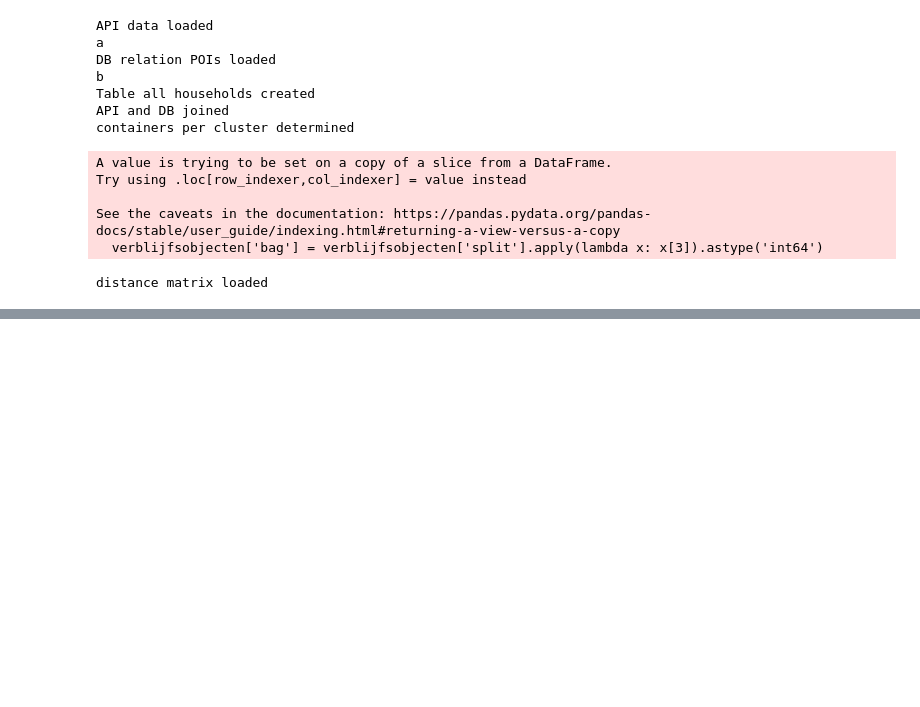
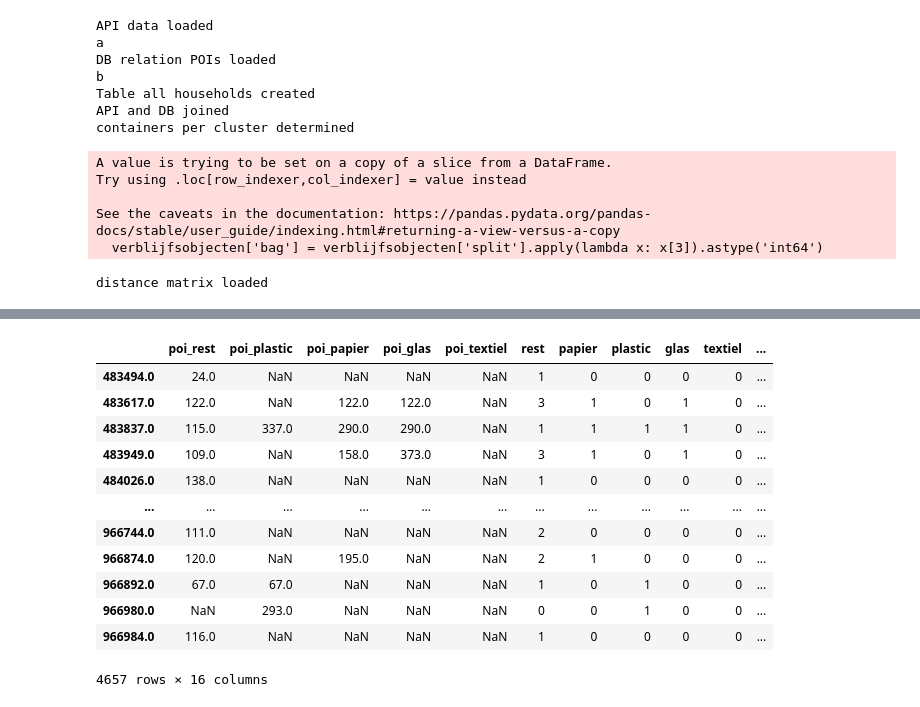
Before and after one commit to corne12345/Amsterdam_carbage_thesis, a Jupyter notebook: Notebooks/20200424 - POIs to addresses.ipynb, the cells around one changed output, grey strips where cells are left out. Saved outputs shown, nothing was run; the diff lists cells and outputs as text; code cells hidden in the pictures; blank space fills up the shorter version.

```diff
--- a/Notebooks/20200424 - POIs to addresses.ipynb
+++ b/Notebooks/20200424 - POIs to addresses.ipynb
@@ -109,0 +126,6 @@ distance matrix loaded
+# %%
+joined_cluster_distance = joined.set_index('s1_afv_nodes').join(df_afstandn2.set_index('van_s1_afv_nodes')).reset_index().rename(columns={'index': 'van_s1_afv_nodes'})
+# %%
+good_result_rich = add_shortest_distances_to_all_households(all_households, joined_cluster_distance, count=True)
+good_result_rich = good_result_rich[good_result_rich['uses_container']]
+good_result_rich
@@ -109,0 +147,49 @@ distance matrix loaded
+# %%
+def create_aansluitingen(good_result, total_join, use_count=False):
+    """
+    Function that returns dataframe aansluitingen that calculates amount of
+    households per cluster and the percentage of overflow
+    """
+    if not use_count:
+        aansluitingen = pd.DataFrame(good_result['poi_rest'].value_counts()).\
+                join(pd.DataFrame(good_result['poi_papier'].value_counts()), how='outer').\
+                join(pd.DataFrame(good_result['poi_plastic'].value_counts()), how='outer').\
+                join(pd.DataFrame(good_result['poi_glas'].value_counts()), how='outer').\
+                join(pd.DataFrame(good_result['poi_textiel'].value_counts()), how='outer')
+
+    else:
+        rest = pd.DataFrame(good_result.groupby('poi_rest')['count'].sum()).rename(columns={'count':'poi_rest'})
+        plastic = pd.DataFrame(good_result.groupby('poi_plastic')['count'].sum()).rename(columns={'count':'poi_plastic'})
+        papier = pd.DataFrame(good_result.groupby('poi_papier')['count'].sum()).rename(columns={'count':'poi_papier'})
+        glas = pd.DataFrame(good_result.groupby('poi_glas')['count'].sum()).rename(columns={'count':'poi_glas'})
+        textiel = pd.DataFrame(good_result.groupby('poi_textiel')['count'].sum()).rename(columns={'count':'poi_textiel'})
+        aansluitingen = rest.join([plastic, papier, glas, textiel], how='outer')
+
+
+    tmp_for_join = total_join[['van_s1_afv_nodes', 'rest', 'papier', 'plastic', \
+    'glas', 'textiel', 'totaal']].drop_duplicates().set_index('van_s1_afv_nodes')
+    aansluitingen = aansluitingen.join(tmp_for_join, how='left')
+
+    aansluitingen['rest_perc'] = aansluitingen['poi_rest'] / aansluitingen['rest']
+    aansluitingen['plastic_perc'] = aansluitingen['poi_plastic'] / aansluitingen['plastic'] / 2
+    aansluitingen['papier_perc'] = aansluitingen['poi_papier'] / aansluitingen['papier'] / 2
+    aansluitingen['glas_perc'] = aansluitingen['poi_glas'] / aansluitingen['glas'] / 2
+    aansluitingen['textiel_perc'] = aansluitingen['poi_textiel'] / aansluitingen['textiel'] / 7.5
+
+    return aansluitingen
+# %%
+create_aansluitingen(good_result_rich, joined_cluster_distance, use_count=True)
+# %% [output]
+|  | poi_rest | poi_plastic | poi_papier | poi_glas | poi_textiel | rest | papier | plastic | glas | textiel | ... |
+| 483494.0 | 24.0 | NaN | NaN | NaN | NaN | 1 | 0 | 0 | 0 | 0 | ... |
+| 483617.0 | 122.0 | NaN | 122.0 | 122.0 | NaN | 3 | 1 | 0 | 1 | 0 | ... |
+| 483837.0 | 115.0 | 337.0 | 290.0 | 290.0 | NaN | 1 | 1 | 1 | 1 | 0 | ... |
+| 483949.0 | 109.0 | NaN | 158.0 | 373.0 | NaN | 3 | 1 | 0 | 1 | 0 | ... |
+| 484026.0 | 138.0 | NaN | NaN | NaN | NaN | 1 | 0 | 0 | 0 | 0 | ... |
+| ... | ... | ... | ... | ... | ... | ... | ... | ... | ... | ... | ... |
+| 966744.0 | 111.0 | NaN | NaN | NaN | NaN | 2 | 0 | 0 | 0 | 0 | ... |
+| 966874.0 | 120.0 | NaN | 195.0 | NaN | NaN | 2 | 1 | 0 | 0 | 0 | ... |
+| 966892.0 | 67.0 | 67.0 | NaN | NaN | NaN | 1 | 0 | 1 | 0 | 0 | ... |
+| 966980.0 | NaN | 293.0 | NaN | NaN | NaN | 0 | 0 | 1 | 0 | 0 | ... |
+| 966984.0 | 116.0 | NaN | NaN | NaN | NaN | 1 | 0 | 0 | 0 | 0 | ... |
+4657 rows × 16 columns
```
Also changed, not shown: parts of 3 cells of this notebook, 2 other files.
